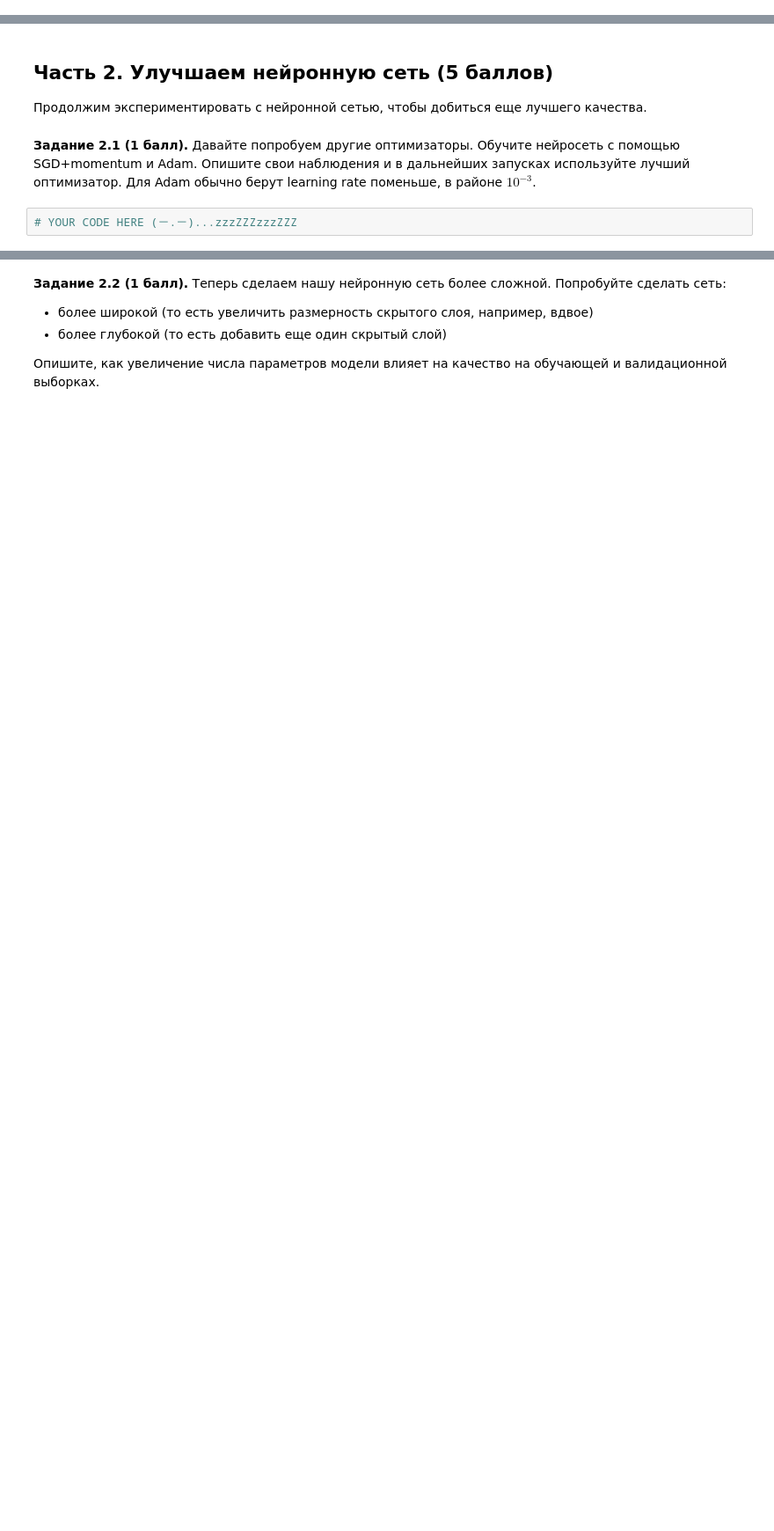
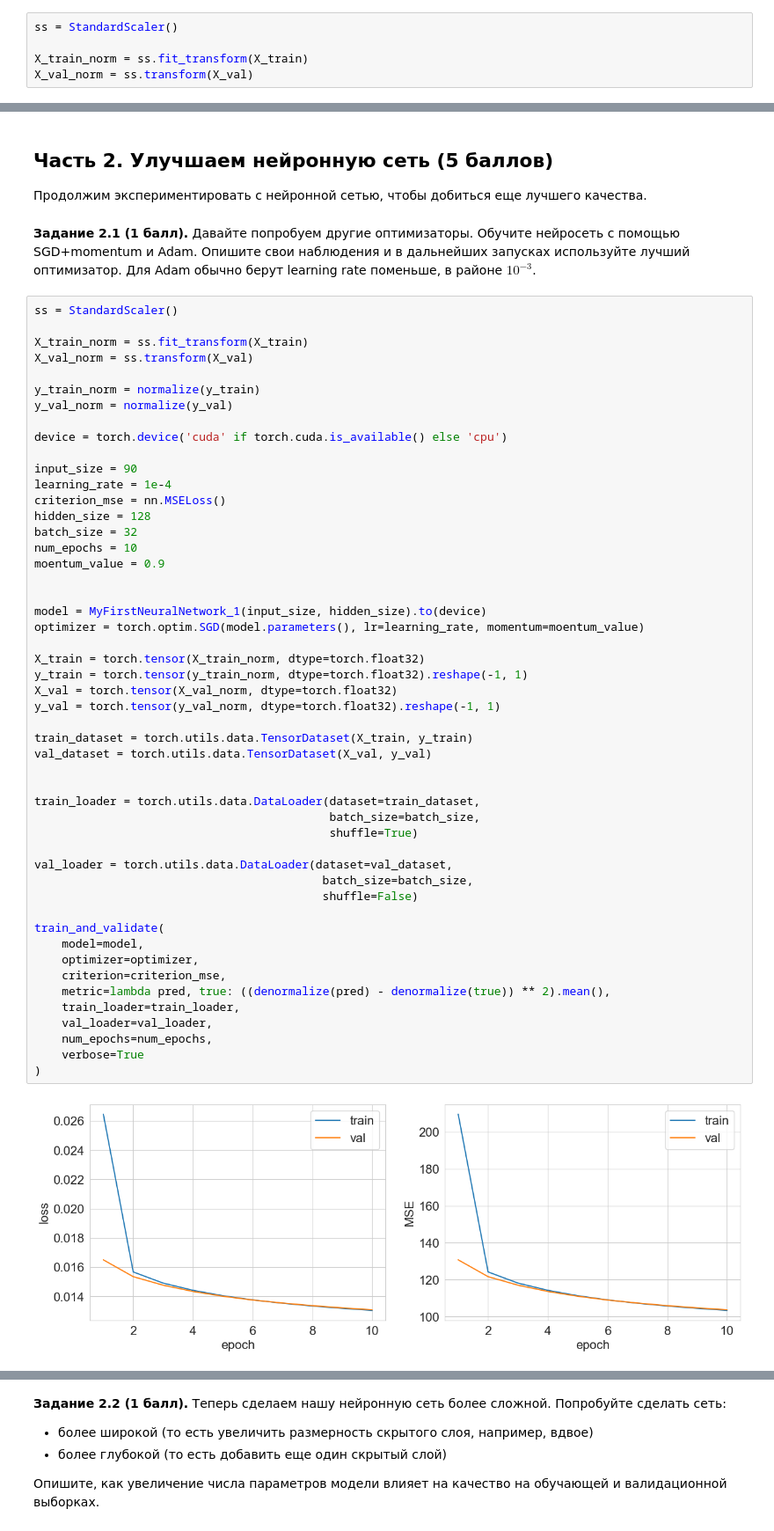
Before and after one commit to disimhot/dl-course-hse-masters, a Jupyter notebook: homeworks/HW1/HW1_Light.ipynb, the cells around one changed output, grey strips where cells are left out. Shown at 88% size. Saved outputs shown, nothing was run; the diff lists cells and outputs as text; blank space fills up the shorter version.

```diff
--- a/homeworks/HW1/HW1_Light.ipynb
+++ b/homeworks/HW1/HW1_Light.ipynb
@@ -482,0 +547,5 @@ def denormalize(sample):
+# %%
+ss = StandardScaler()
+
+X_train_norm = ss.fit_transform(X_train)
+X_val_norm = ss.transform(X_val)
@@ -494,4 +612,54 @@ def denormalize(sample):
 # %% [markdown]
 **Задание 2.1 (1 балл).** Давайте попробуем другие оптимизаторы. Обучите нейросеть с помощью SGD+momentum и Adam. Опишите свои наблюдения и в дальнейших запусках используйте лучший оптимизатор. Для Adam обычно берут learning rate поменьше, в районе $10^{-3}$.
 # %%
-# YOUR CODE HERE (－.－)...zzzZZZzzzZZZ
+ss = StandardScaler()
+
+X_train_norm = ss.fit_transform(X_train)
+X_val_norm = ss.transform(X_val)
+
+y_train_norm = normalize(y_train)
+y_val_norm = normalize(y_val)
+
+device = torch.device('cuda' if torch.cuda.is_available() else 'cpu')
+
+input_size = 90
+learning_rate = 1e-4
+criterion_mse = nn.MSELoss()
+hidden_size = 128
+batch_size = 32
+num_epochs = 10
+moentum_value = 0.9
+
+
+model = MyFirstNeuralNetwork_1(input_size, hidden_size).to(device)
+optimizer = torch.optim.SGD(model.parameters(), lr=learning_rate, momentum=moentum_value)
+
+X_train = torch.tensor(X_train_norm, dtype=torch.float32)
+y_train = torch.tensor(y_train_norm, dtype=torch.float32).reshape(-1, 1)
+X_val = torch.tensor(X_val_norm, dtype=torch.float32)
+y_val = torch.tensor(y_val_norm, dtype=torch.float32).reshape(-1, 1)
+
+train_dataset = torch.utils.data.TensorDataset(X_train, y_train)
+val_dataset = torch.utils.data.TensorDataset(X_val, y_val)
+
+
+train_loader = torch.utils.data.DataLoader(dataset=train_dataset,
+                                           batch_size=batch_size,
+                                           shuffle=True)
+
+val_loader = torch.utils.data.DataLoader(dataset=val_dataset,
+                                          batch_size=batch_size,
+                                          shuffle=False)
+
+train_and_validate(
+    model=model,
+    optimizer=optimizer,
+    criterion=criterion_mse,
+    metric=lambda pred, true: ((denormalize(pred) - denormalize(true)) ** 2).mean(),
+    train_loader=train_loader,
+    val_loader=val_loader,
+    num_epochs=num_epochs,
+    verbose=True
+)
+# %% [output]
+[figure, added]
```
Also changed, not shown: parts of 42 cells of this notebook.
